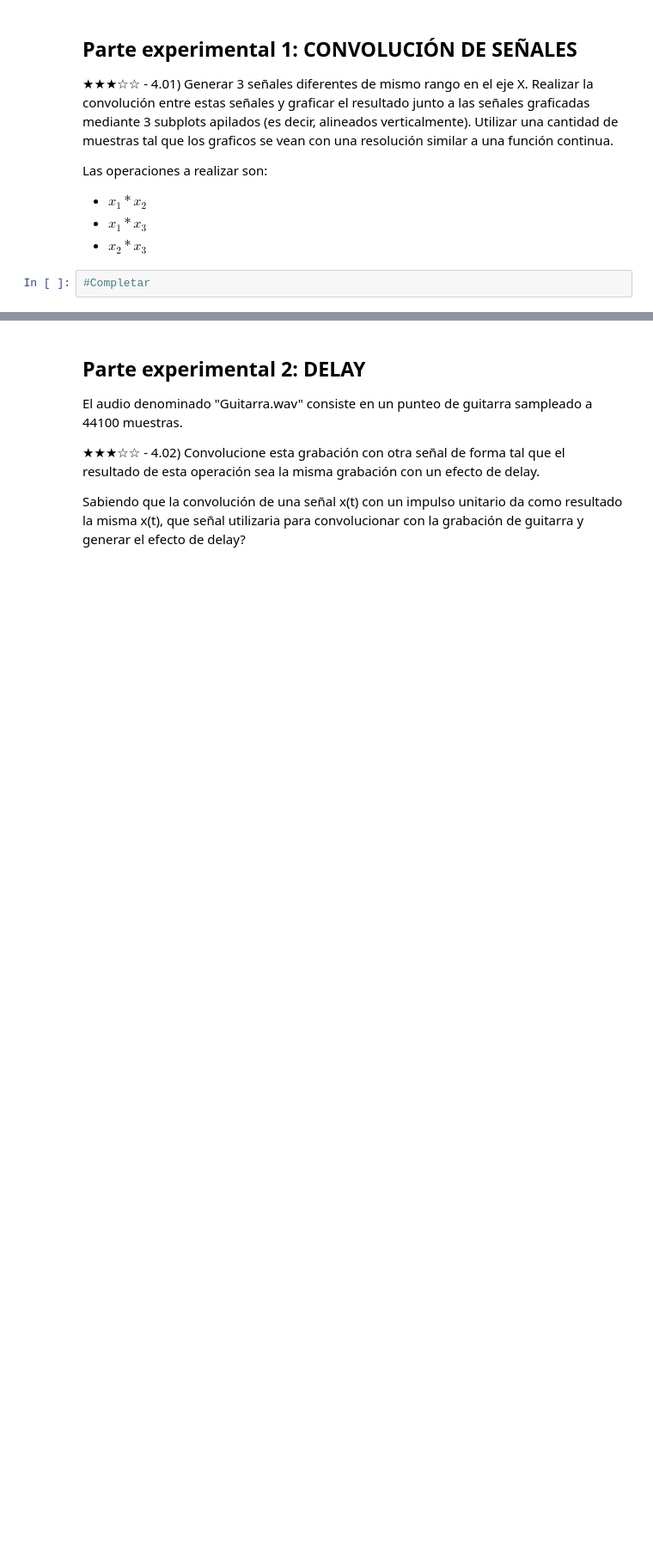
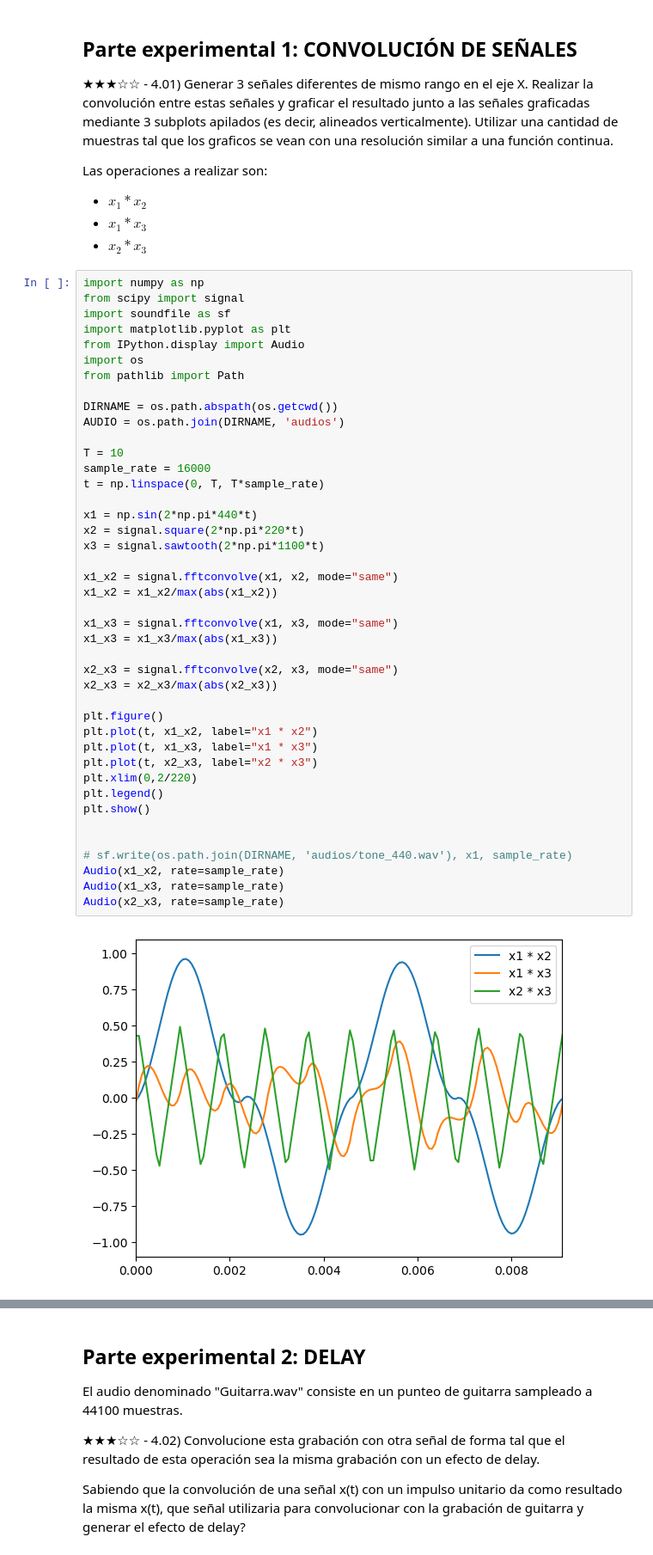
Before and after one commit to abellamas/sys, a Jupyter notebook: Practica 4/practica_04.ipynb, the cells around one changed output, grey strips where cells are left out. Shown at 86% size. Cells and saved outputs as stored; diff of their text form; blank space fills up the shorter version.

```diff
--- a/Practica 4/practica_04.ipynb
+++ b/Practica 4/practica_04.ipynb
@@ -23,5 +23,47 @@ Las operaciones a realizar son:
 * $x_1*x_2$
 * $x_1* x_3$
 * $x_2*x_3$
-# %%
-#Completar
+# %%
+import numpy as np
+from scipy import signal
+import soundfile as sf
+import matplotlib.pyplot as plt
+from IPython.display import Audio
+import os
+from pathlib import Path
+
+DIRNAME = os.path.abspath(os.getcwd())
+AUDIO = os.path.join(DIRNAME, 'audios')
+
+T = 10
+sample_rate = 16000
+t = np.linspace(0, T, T*sample_rate)
+
+x1 = np.sin(2*np.pi*440*t)
+x2 = signal.square(2*np.pi*220*t)
+x3 = signal.sawtooth(2*np.pi*1100*t)
+
+x1_x2 = signal.fftconvolve(x1, x2, mode="same")
+x1_x2 = x1_x2/max(abs(x1_x2))
+
+x1_x3 = signal.fftconvolve(x1, x3, mode="same")
+x1_x3 = x1_x3/max(abs(x1_x3))
+
+x2_x3 = signal.fftconvolve(x2, x3, mode="same")
+x2_x3 = x2_x3/max(abs(x2_x3))
+
+plt.figure()
+plt.plot(t, x1_x2, label="x1 * x2")
+plt.plot(t, x1_x3, label="x1 * x3")
+plt.plot(t, x2_x3, label="x2 * x3")
+plt.xlim(0,2/220)
+plt.legend()
+plt.show()
+
+
+# sf.write(os.path.join(DIRNAME, 'audios/tone_440.wav'), x1, sample_rate)
+Audio(x1_x2, rate=sample_rate)
+Audio(x1_x3, rate=sample_rate)
+Audio(x2_x3, rate=sample_rate)
+# %% [output]
+[figure, added]
```
Also changed, not shown: parts of 1 cell of this notebook.
